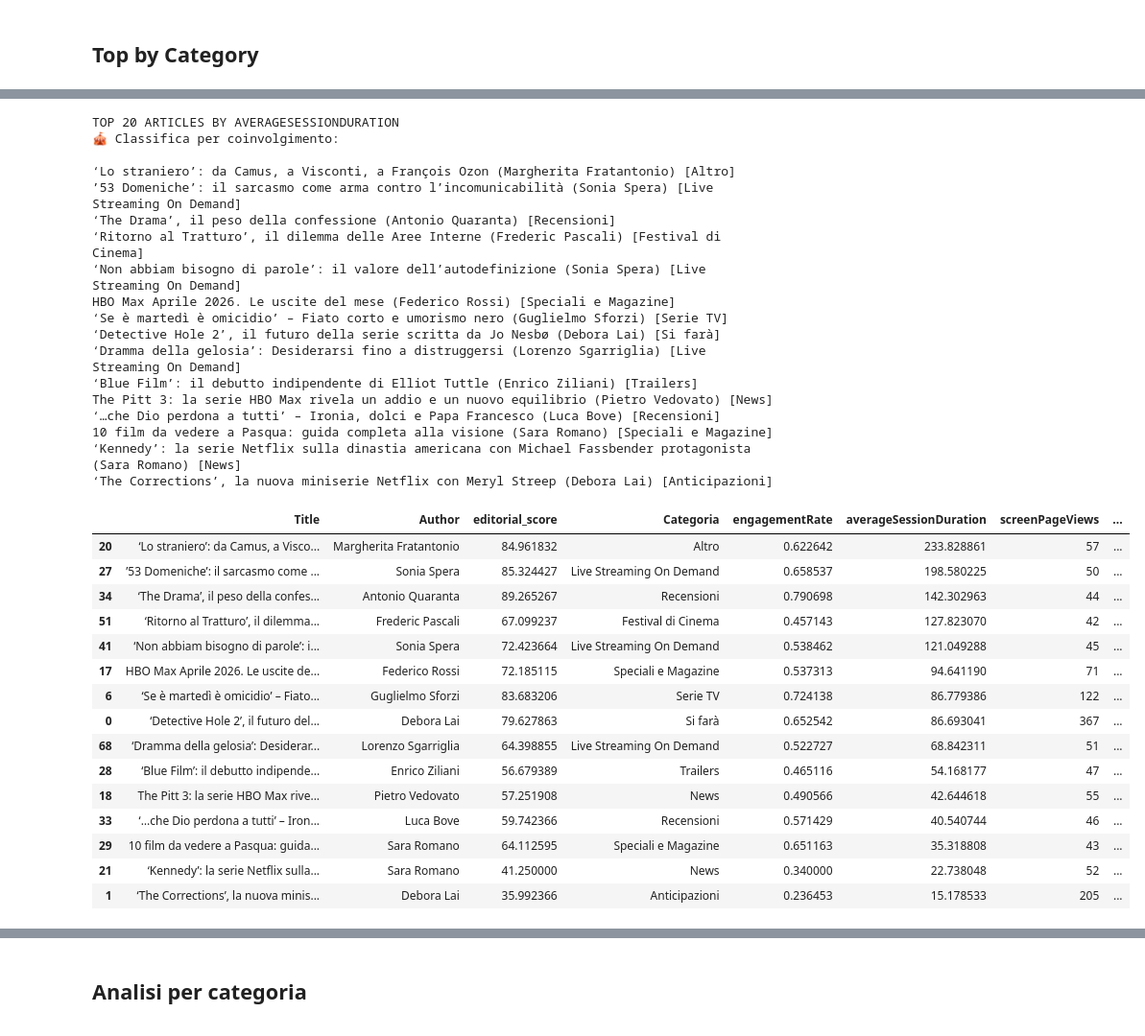
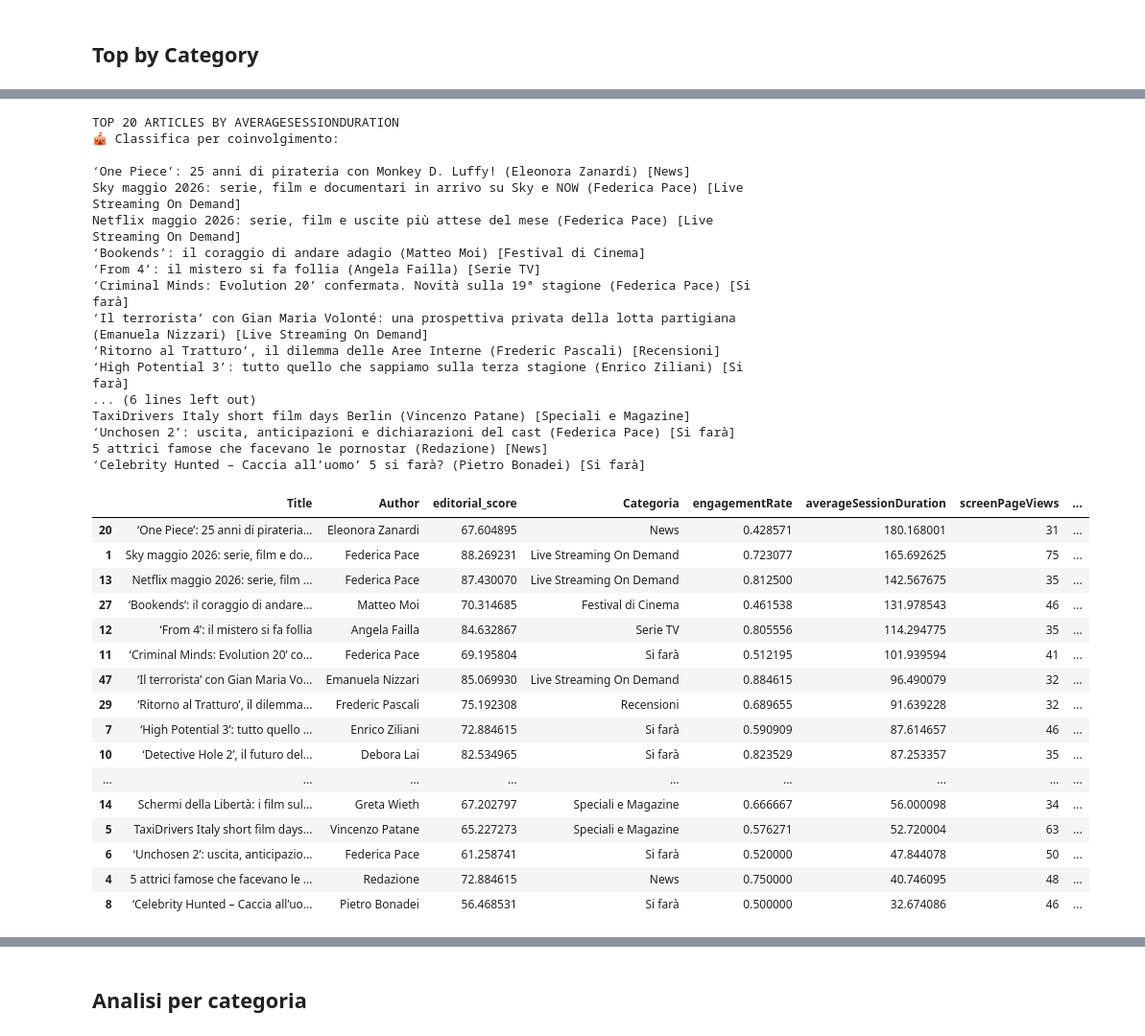
Before and after one commit to mandel94/td_toolkit, a Jupyter notebook: reports/weekly/weekly_nb.ipynb, the cells around one changed output, grey strips where cells are left out. Shown at 96% size. Saved outputs shown, nothing was run; the diff lists cells and outputs as text; code cells hidden in the pictures.

```diff
--- a/reports/weekly/weekly_nb.ipynb
+++ b/reports/weekly/weekly_nb.ipynb
@@ -114,63 +114,63 @@ I 10 migliori film e serie di spionaggio su Netflix: un tour globale (Greta Wiet
 # %%
 def format_ranking(data):
     """
     Format top articles for ranking as requested.
     Each item: ‘Title’ (Author) [Categoria]
     """
     lines = ["\U0001F3AA Classifica per coinvolgimento:", ""]
     for idx, row in data.iterrows():
         title = row.get('Title', '(titolo mancante)')
         author = row.get('Author', 'Anonimo')
         categoria = row.get('Categoria', '')
         lines.append(f"{title} ({author}) [{categoria}]")
     return "\n".join(lines)
 
 metrics = ['engagementRate', 'averageSessionDuration', 'editorial_score']
 metric = metrics[1]
 print(f"Top 20 articles by {metric}".upper())
 n = 100
-top_by_metric = top_n(data, n=n, metric=metric, last_week=True)
+top_by_metric = top_n(data, n=n, metric=metric, last_week=False)
 # Sort by metric and then by screenPageViews
 top_by_metric = top_by_metric.sort_values(by=[metric, 'screenPageViews'], ascending=False)
 # Keep articles with more then 50 screenPageViews
-top_by_metric = top_by_metric[top_by_metric['screenPageViews'] > 40]
+top_by_metric = top_by_metric[top_by_metric['screenPageViews'] > 30]
 print(format_ranking(top_by_metric))
 top_by_metric[['Title', 'Author', 'editorial_score', 'Categoria', 'engagementRate', 'averageSessionDuration', 'screenPageViews', 'Publication Date']]
 # %% [output]
 TOP 20 ARTICLES BY AVERAGESESSIONDURATION
 🎪 Classifica per coinvolgimento:
 
-‘Lo straniero’: da Camus, a Visconti, a François Ozon (Margherita Fratantonio) [Altro]
-’53 Domeniche’: il sarcasmo come arma contro l’incomunicabilità (Sonia Spera) [Live Streaming On Demand]
-‘The Drama’, il peso della confessione (Antonio Quaranta) [Recensioni]
-‘Ritorno al Tratturo’, il dilemma delle Aree Interne (Frederic Pascali) [Festival di Cinema]
-‘Non abbiam bisogno di parole’: il valore dell’autodefinizione (Sonia Spera) [Live Streaming On Demand]
-HBO Max Aprile 2026. Le uscite del mese (Federico Rossi) [Speciali e Magazine]
-‘Se è martedì è omicidio’ – Fiato corto e umorismo nero (Guglielmo Sforzi) [Serie TV]
-‘Detective Hole 2’, il futuro della serie scritta da Jo Nesbø (Debora Lai) [Si farà]
-‘Dramma della gelosia’: Desiderarsi fino a distruggersi (Lorenzo Sgarriglia) [Live Streaming On Demand]
-‘Blue Film’: il debutto indipendente di Elliot Tuttle (Enrico Ziliani) [Trailers]
-The Pitt 3: la serie HBO Max rivela un addio e un nuovo equilibrio (Pietro Vedovato) [News]
-‘…che Dio perdona a tutti’ – Ironia, dolci e Papa Francesco (Luca Bove) [Recensioni]
-10 film da vedere a Pasqua: guida completa alla visione (Sara Romano) [Speciali e Magazine]
-‘Kennedy’: la serie Netflix sulla dinastia americana con Michael Fassbender protagonista (Sara Romano) [News]
-‘The Corrections’, la nuova miniserie Netflix con Meryl Streep (Debora Lai) [Anticipazioni]
+‘One Piece’: 25 anni di pirateria con Monkey D. Luffy! (Eleonora Zanardi) [News]
+Sky maggio 2026: serie, film e documentari in arrivo su Sky e NOW (Federica Pace) [Live Streaming On Demand]
+Netflix maggio 2026: serie, film e uscite più attese del mese (Federica Pace) [Live Streaming On Demand]
+‘Bookends’: il coraggio di andare adagio (Matteo Moi) [Festival di Cinema]
+‘From 4’: il mistero si fa follia (Angela Failla) [Serie TV]
+‘Criminal Minds: Evolution 20’ confermata. Novità sulla 19ª stagione (Federica Pace) [Si farà]
+‘Il terrorista’ con Gian Maria Volonté: una prospettiva privata della lotta partigiana (Emanuela Nizzari) [Live Streaming On Demand]
+‘Ritorno al Tratturo’, il dilemma delle Aree Interne (Frederic Pascali) [Recensioni]
+‘High Potential 3’: tutto quello che sappiamo sulla terza stagione (Enrico Ziliani) [Si farà]
+... (6 lines left out)
+TaxiDrivers Italy short film days Berlin (Vincenzo Patane) [Speciali e Magazine]
+‘Unchosen 2’: uscita, anticipazioni e dichiarazioni del cast (Federica Pace) [Si farà]
+5 attrici famose che facevano le pornostar (Redazione) [News]
+‘Celebrity Hunted – Caccia all’uomo’ 5 si farà? (Pietro Bonadei) [Si farà]
 |  | Title | Author | editorial_score | Categoria | engagementRate | averageSessionDuration | screenPageViews | ... |
-| 20 | ‘Lo straniero’: da Camus, a Visco... | Margherita Fratantonio | 84.961832 | Altro | 0.622642 | 233.828861 | 57 | ... |
-| 27 | ’53 Domeniche’: il sarcasmo come ... | Sonia Spera | 85.324427 | Live Streaming On Demand | 0.658537 | 198.580225 | 50 | ... |
-| 34 | ‘The Drama’, il peso della confes... | Antonio Quaranta | 89.265267 | Recensioni | 0.790698 | 142.302963 | 44 | ... |
-| 51 | ‘Ritorno al Tratturo’, il dilemma... | Frederic Pascali | 67.099237 | Festival di Cinema | 0.457143 | 127.823070 | 42 | ... |
-| 41 | ‘Non abbiam bisogno di parole’: i... | Sonia Spera | 72.423664 | Live Streaming On Demand | 0.538462 | 121.049288 | 45 | ... |
-| 17 | HBO Max Aprile 2026. Le uscite de... | Federico Rossi | 72.185115 | Speciali e Magazine | 0.537313 | 94.641190 | 71 | ... |
-| 6 | ‘Se è martedì è omicidio’ – Fiato... | Guglielmo Sforzi | 83.683206 | Serie TV | 0.724138 | 86.779386 | 122 | ... |
-| 0 | ‘Detective Hole 2’, il futuro del... | Debora Lai | 79.627863 | Si farà | 0.652542 | 86.693041 | 367 | ... |
-| 68 | ‘Dramma della gelosia’: Desiderar... | Lorenzo Sgarriglia | 64.398855 | Live Streaming On Demand | 0.522727 | 68.842311 | 51 | ... |
-| 28 | ‘Blue Film’: il debutto indipende... | Enrico Ziliani | 56.679389 | Trailers | 0.465116 | 54.168177 | 47 | ... |
-| 18 | The Pitt 3: la serie HBO Max rive... | Pietro Vedovato | 57.251908 | News | 0.490566 | 42.644618 | 55 | ... |
-| 33 | ‘…che Dio perdona a tutti’ – Iron... | Luca Bove | 59.742366 | Recensioni | 0.571429 | 40.540744 | 46 | ... |
-| 29 | 10 film da vedere a Pasqua: guida... | Sara Romano | 64.112595 | Speciali e Magazine | 0.651163 | 35.318808 | 43 | ... |
-| 21 | ‘Kennedy’: la serie Netflix sulla... | Sara Romano | 41.250000 | News | 0.340000 | 22.738048 | 52 | ... |
-| 1 | ‘The Corrections’, la nuova minis... | Debora Lai | 35.992366 | Anticipazioni | 0.236453 | 15.178533 | 205 | ... |
+| 20 | ‘One Piece’: 25 anni di pirateria... | Eleonora Zanardi | 67.604895 | News | 0.428571 | 180.168001 | 31 | ... |
+| 1 | Sky maggio 2026: serie, film e do... | Federica Pace | 88.269231 | Live Streaming On Demand | 0.723077 | 165.692625 | 75 | ... |
+| 13 | Netflix maggio 2026: serie, film ... | Federica Pace | 87.430070 | Live Streaming On Demand | 0.812500 | 142.567675 | 35 | ... |
+| 27 | ‘Bookends’: il coraggio di andare... | Matteo Moi | 70.314685 | Festival di Cinema | 0.461538 | 131.978543 | 46 | ... |
+| 12 | ‘From 4’: il mistero si fa follia | Angela Failla | 84.632867 | Serie TV | 0.805556 | 114.294775 | 35 | ... |
+| 11 | ‘Criminal Minds: Evolution 20’ co... | Federica Pace | 69.195804 | Si farà | 0.512195 | 101.939594 | 41 | ... |
+| 47 | ‘Il terrorista’ con Gian Maria Vo... | Emanuela Nizzari | 85.069930 | Live Streaming On Demand | 0.884615 | 96.490079 | 32 | ... |
+| 29 | ‘Ritorno al Tratturo’, il dilemma... | Frederic Pascali | 75.192308 | Recensioni | 0.689655 | 91.639228 | 32 | ... |
+| 7 | ‘High Potential 3’: tutto quello ... | Enrico Ziliani | 72.884615 | Si farà | 0.590909 | 87.614657 | 46 | ... |
+| 10 | ‘Detective Hole 2’, il futuro del... | Debora Lai | 82.534965 | Si farà | 0.823529 | 87.253357 | 35 | ... |
+| ... | ... | ... | ... | ... | ... | ... | ... | ... |
+| 14 | Schermi della Libertà: i film sul... | Greta Wieth | 67.202797 | Speciali e Magazine | 0.666667 | 56.000098 | 34 | ... |
+| 5 | TaxiDrivers Italy short film days... | Vincenzo Patane | 65.227273 | Speciali e Magazine | 0.576271 | 52.720004 | 63 | ... |
+| 6 | ‘Unchosen 2’: uscita, anticipazio... | Federica Pace | 61.258741 | Si farà | 0.520000 | 47.844078 | 50 | ... |
+| 4 | 5 attrici famose che facevano le ... | Redazione | 72.884615 | News | 0.750000 | 40.746095 | 48 | ... |
+| 8 | ‘Celebrity Hunted – Caccia all’uo... | Pietro Bonadei | 56.468531 | Si farà | 0.500000 | 32.674086 | 46 | ... |
 # %%
 # Plot histogram of editorial_score, with median line, with annotations
 import matplotlib.pyplot as plt
```
Also changed, not shown: parts of 15 cells of this notebook, 9 other files.
